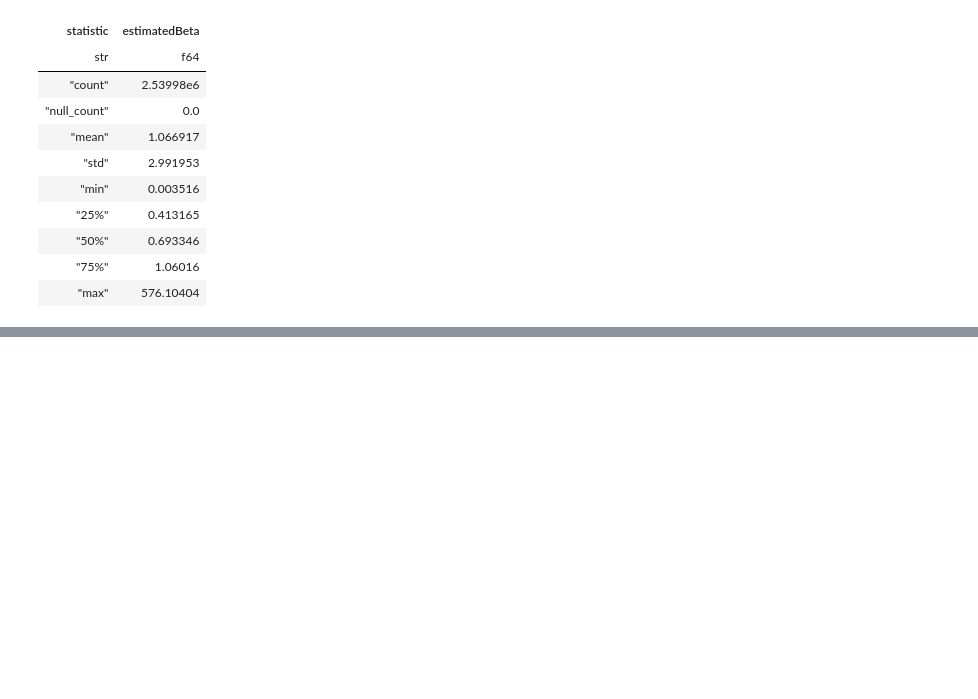
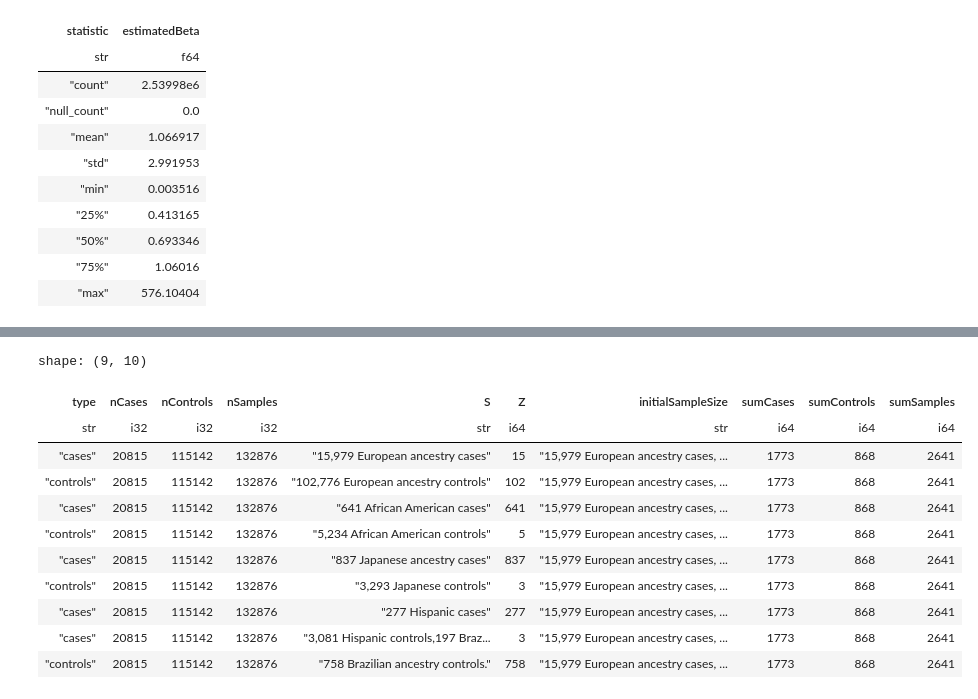
Before and after one commit to opentargets/Gentropy-manuscript, a Jupyter notebook: chapters/variant_effect_prediction/02_variance_explained.ipynb, the cells around one changed output, grey strips where cells are left out. Cells and saved outputs as stored; diff of their text form; code cells hidden in the pictures; blank space fills up the shorter version.

```diff
--- a/chapters/variant_effect_prediction/02_variance_explained.ipynb
+++ b/chapters/variant_effect_prediction/02_variance_explained.ipynb
@@ -234,0 +312,46 @@ shape: (2_621_048, 7)
+# %%
+def discovery_samples(col: pl.Expr) -> pl.Expr:
+    return col.str.split(", ").alias("S")
+# %%
+# w = pl.
+
+x.select(discovery_samples(pl.col("initialSampleSize")), "nSamples", "nCases", "nControls", "initialSampleSize").limit(
+    4
+).tail(1).explode("S").select(
+    pl.col("S").str.extract(r"[0-9,]+", 0).str.replace(r",\d+", "").cast(pl.Int64()).alias("Z"),
+    "nCases",
+    "nControls",
+    "nSamples",
+    "S",
+    "initialSampleSize",
+    pl.when(pl.col("S").str.contains("cases"))
+    .then(pl.lit("cases"))
+    .when(pl.col("S").str.contains("controls"))
+    .then(pl.lit("controls"))
+    .otherwise(pl.lit("unknown"))
+    .alias("type"),
+).select(
+    "type",
+    "nCases",
+    "nControls",
+    "nSamples",
+    "S",
+    "Z",
+    "initialSampleSize",
+    pl.col("Z").over("type").filter(pl.col("type") == "cases").sum().alias("sumCases"),
+    pl.col("Z").over("type").filter(pl.col("type") == "controls").sum().alias("sumControls"),
+    pl.col("Z").over("type").sum().alias("sumSamples"),
+)
+# %% [output]
+shape: (9, 10)
+| type | nCases | nControls | nSamples | S | Z | initialSampleSize | sumCases | sumControls | sumSamples |
+| str | i32 | i32 | i32 | str | i64 | str | i64 | i64 | i64 |
+| "cases" | 20815 | 115142 | 132876 | "15,979 European ancestry cases" | 15 | "15,979 European ancestry cases, ... | 1773 | 868 | 2641 |
+| "controls" | 20815 | 115142 | 132876 | "102,776 European ancestry controls" | 102 | "15,979 European ancestry cases, ... | 1773 | 868 | 2641 |
+| "cases" | 20815 | 115142 | 132876 | "641 African American cases" | 641 | "15,979 European ancestry cases, ... | 1773 | 868 | 2641 |
+| "controls" | 20815 | 115142 | 132876 | "5,234 African American controls" | 5 | "15,979 European ancestry cases, ... | 1773 | 868 | 2641 |
+| "cases" | 20815 | 115142 | 132876 | "837 Japanese ancestry cases" | 837 | "15,979 European ancestry cases, ... | 1773 | 868 | 2641 |
+| "controls" | 20815 | 115142 | 132876 | "3,293 Japanese controls" | 3 | "15,979 European ancestry cases, ... | 1773 | 868 | 2641 |
+| "cases" | 20815 | 115142 | 132876 | "277 Hispanic cases" | 277 | "15,979 European ancestry cases, ... | 1773 | 868 | 2641 |
+| "cases" | 20815 | 115142 | 132876 | "3,081 Hispanic controls,197 Braz... | 3 | "15,979 European ancestry cases, ... | 1773 | 868 | 2641 |
+| "controls" | 20815 | 115142 | 132876 | "758 Brazilian ancestry controls." | 758 | "15,979 European ancestry cases, ... | 1773 | 868 | 2641 |
```
Also changed, not shown: parts of 27 cells of this notebook.
